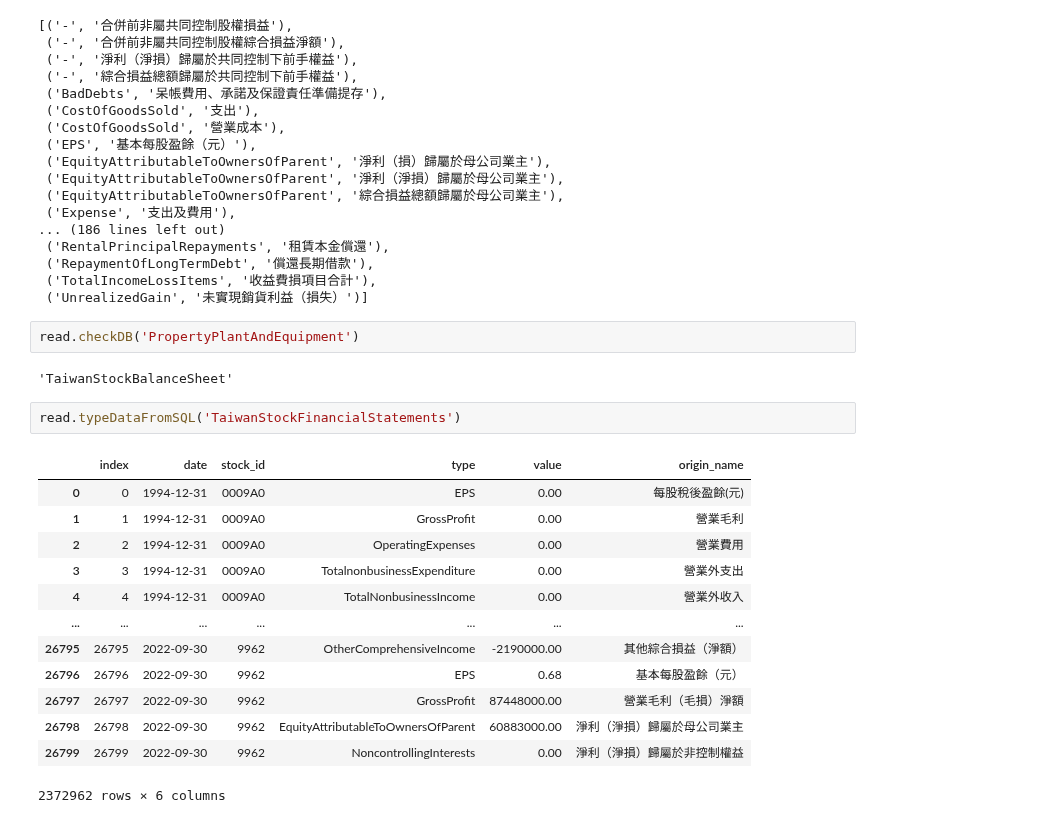
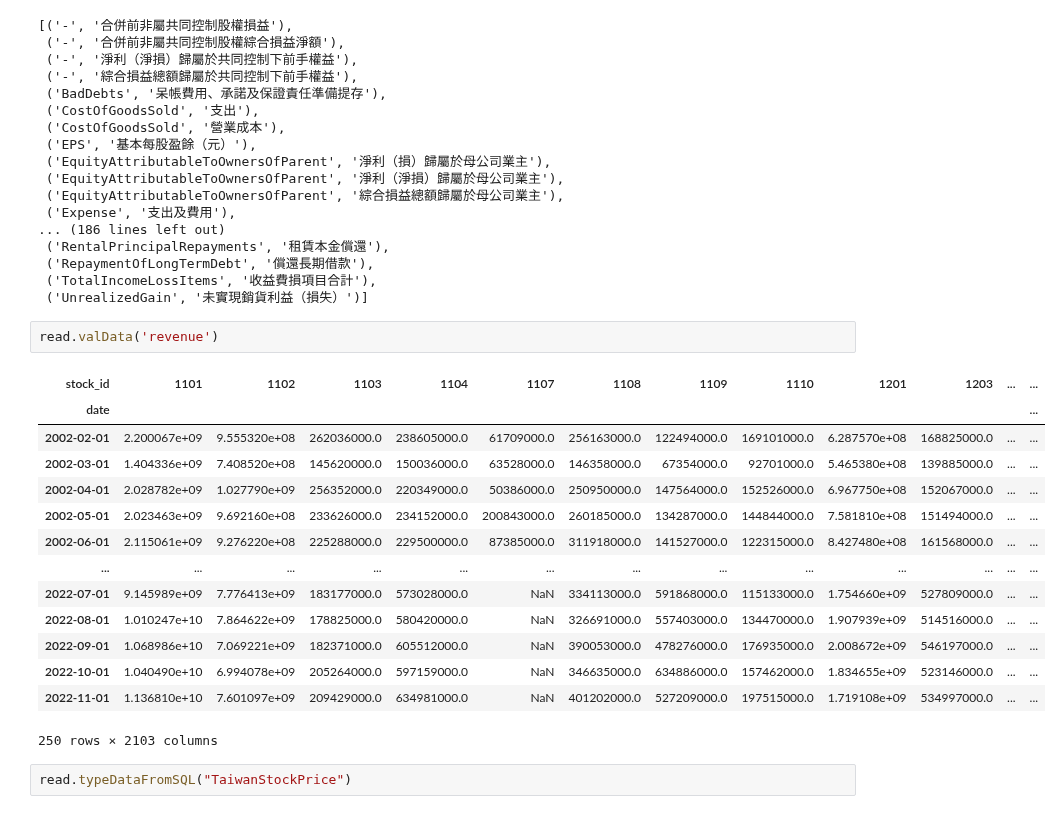
Before and after one commit to pkh-forresthsia/beTrue, a Jupyter notebook: getData.ipynb, the cells around one changed output. Drawn from its saved outputs; the diff is of its cells as text.

Commit message:
get data

```diff
--- a/getData.ipynb
+++ b/getData.ipynb
@@ -125,23 +65,22 @@ read.typeIndex
  ('RepaymentOfLongTermDebt', '償還長期借款'),
  ('TotalIncomeLossItems', '收益費損項目合計'),
  ('UnrealizedGain', '未實現銷貨利益（損失）')]
-# %%
-read.checkDB('PropertyPlantAndEquipment')
-# %% [output]
-'TaiwanStockBalanceSheet'
+# %%
+read.valData('revenue')
+# %% [output]
+| stock_id | 1101 | 1102 | 1103 | 1104 | 1107 | 1108 | 1109 | 1110 | 1201 | 1203 | ... | ... |
+| date |  |  |  |  |  |  |  |  |  |  |  | ... |
+| 2002-02-01 | 2.200067e+09 | 9.555320e+08 | 262036000.0 | 238605000.0 | 61709000.0 | 256163000.0 | 122494000.0 | 169101000.0 | 6.287570e+08 | 168825000.0 | ... | ... |
+| 2002-03-01 | 1.404336e+09 | 7.408520e+08 | 145620000.0 | 150036000.0 | 63528000.0 | 146358000.0 | 67354000.0 | 92701000.0 | 5.465380e+08 | 139885000.0 | ... | ... |
+| 2002-04-01 | 2.028782e+09 | 1.027790e+09 | 256352000.0 | 220349000.0 | 50386000.0 | 250950000.0 | 147564000.0 | 152526000.0 | 6.967750e+08 | 152067000.0 | ... | ... |
+| 2002-05-01 | 2.023463e+09 | 9.692160e+08 | 233626000.0 | 234152000.0 | 200843000.0 | 260185000.0 | 134287000.0 | 144844000.0 | 7.581810e+08 | 151494000.0 | ... | ... |
+| 2002-06-01 | 2.115061e+09 | 9.276220e+08 | 225288000.0 | 229500000.0 | 87385000.0 | 311918000.0 | 141527000.0 | 122315000.0 | 8.427480e+08 | 161568000.0 | ... | ... |
+| ... | ... | ... | ... | ... | ... | ... | ... | ... | ... | ... | ... | ... |
+| 2022-07-01 | 9.145989e+09 | 7.776413e+09 | 183177000.0 | 573028000.0 | NaN | 334113000.0 | 591868000.0 | 115133000.0 | 1.754660e+09 | 527809000.0 | ... | ... |
+| 2022-08-01 | 1.010247e+10 | 7.864622e+09 | 178825000.0 | 580420000.0 | NaN | 326691000.0 | 557403000.0 | 134470000.0 | 1.907939e+09 | 514516000.0 | ... | ... |
+| 2022-09-01 | 1.068986e+10 | 7.069221e+09 | 182371000.0 | 605512000.0 | NaN | 390053000.0 | 478276000.0 | 176935000.0 | 2.008672e+09 | 546197000.0 | ... | ... |
+| 2022-10-01 | 1.040490e+10 | 6.994078e+09 | 205264000.0 | 597159000.0 | NaN | 346635000.0 | 634886000.0 | 157462000.0 | 1.834655e+09 | 523146000.0 | ... | ... |
+| 2022-11-01 | 1.136810e+10 | 7.601097e+09 | 209429000.0 | 634981000.0 | NaN | 401202000.0 | 527209000.0 | 197515000.0 | 1.719108e+09 | 534997000.0 | ... | ... |
+250 rows × 2103 columns
 # %%
-read.typeDataFromSQL('TaiwanStockFinancialStatements')
+read.typeDataFromSQL("TaiwanStockPrice")
-# %% [output]
-|  | index | date | stock_id | type | value | origin_name |
-| 0 | 0 | 1994-12-31 | 0009A0 | EPS | 0.00 | 每股稅後盈餘(元) |
-| 1 | 1 | 1994-12-31 | 0009A0 | GrossProfit | 0.00 | 營業毛利 |
-| 2 | 2 | 1994-12-31 | 0009A0 | OperatingExpenses | 0.00 | 營業費用 |
-| 3 | 3 | 1994-12-31 | 0009A0 | TotalnonbusinessExpenditure | 0.00 | 營業外支出 |
-| 4 | 4 | 1994-12-31 | 0009A0 | TotalNonbusinessIncome | 0.00 | 營業外收入 |
-| ... | ... | ... | ... | ... | ... | ... |
-| 26795 | 26795 | 2022-09-30 | 9962 | OtherComprehensiveIncome | -2190000.00 | 其他綜合損益（淨額） |
-| 26796 | 26796 | 2022-09-30 | 9962 | EPS | 0.68 | 基本每股盈餘（元） |
-| 26797 | 26797 | 2022-09-30 | 9962 | GrossProfit | 87448000.00 | 營業毛利（毛損）淨額 |
-| 26798 | 26798 | 2022-09-30 | 9962 | EquityAttributableToOwnersOfParent | 60883000.00 | 淨利（淨損）歸屬於母公司業主 |
-| 26799 | 26799 | 2022-09-30 | 9962 | NoncontrollingInterests | 0.00 | 淨利（淨損）歸屬於非控制權益 |
-2372962 rows × 6 columns
```
Also changed, not shown: parts of 8 cells of this notebook, 6 other files.
